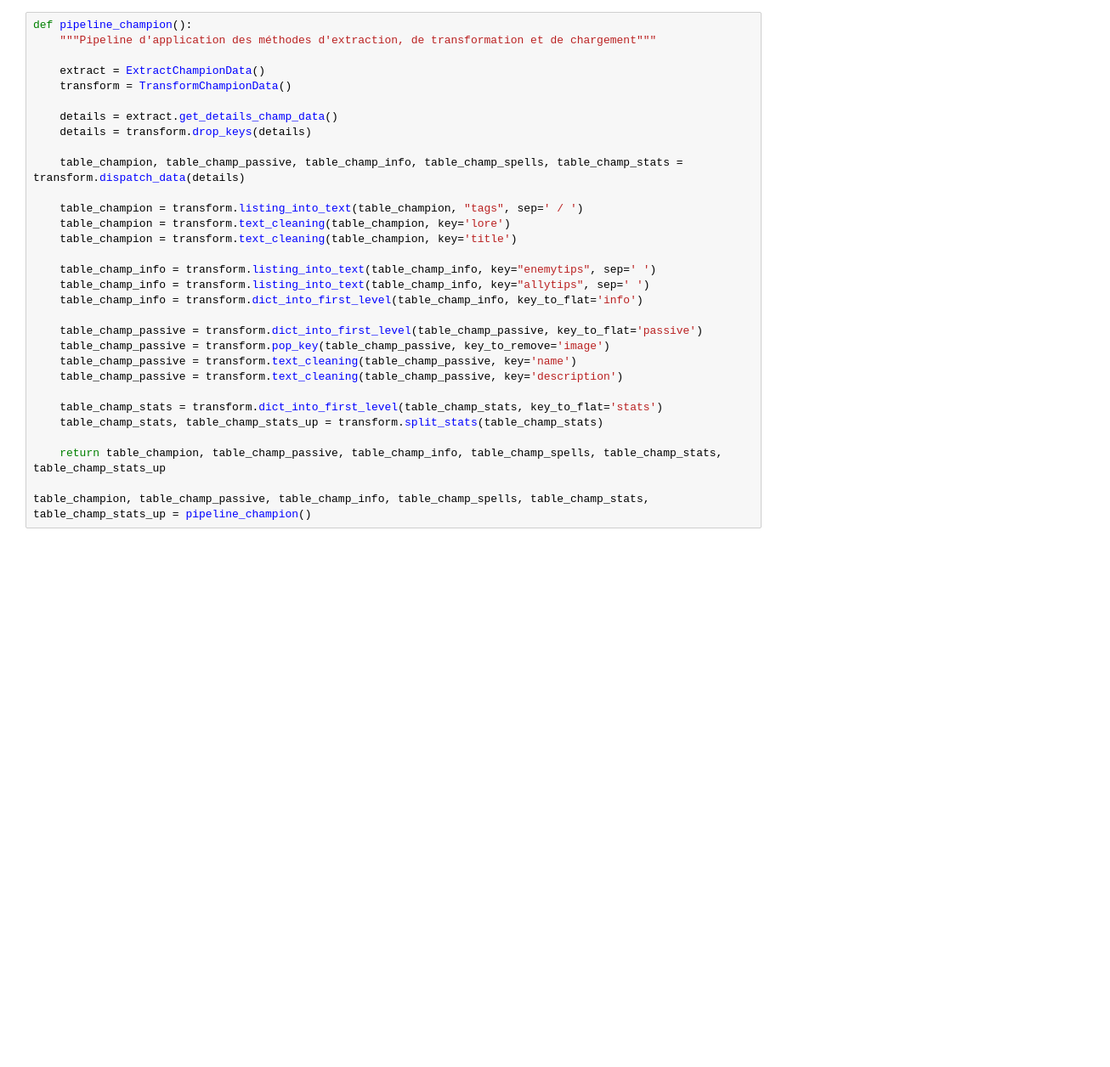
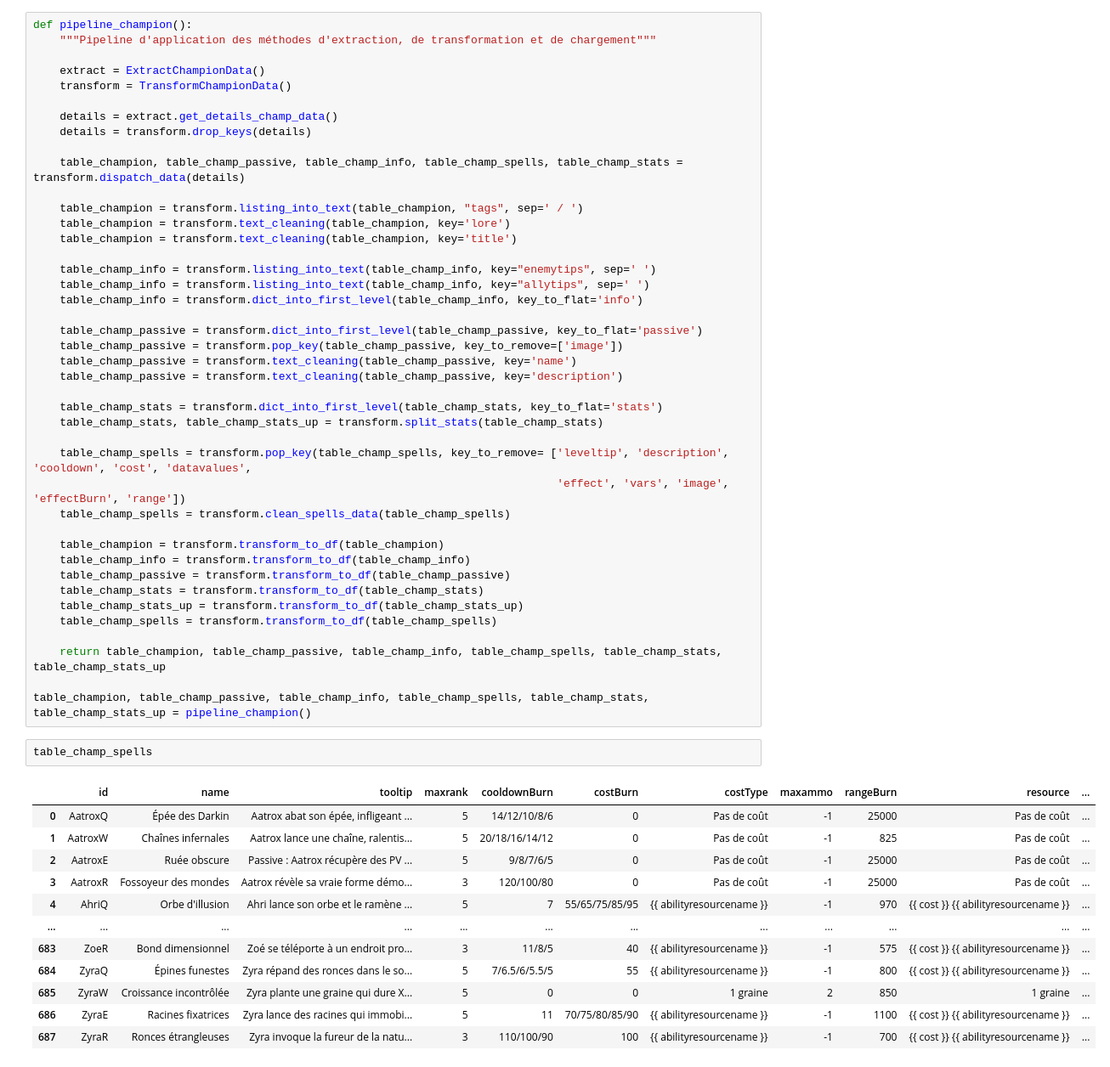
Before and after one commit to NajimDja/League-of-Legends, a Jupyter notebook: notebook/champion.ipynb, the cells around one changed output. Shown at 85% size. Cells and saved outputs as stored; diff of their text form; blank space fills up the shorter version.

Commit message:
Transfo des stats et spells

```diff
--- a/notebook/champion.ipynb
+++ b/notebook/champion.ipynb
@@ -162,13 +191,39 @@ def pipeline_champion():
     table_champ_info = transform.dict_into_first_level(table_champ_info, key_to_flat='info')
 
     table_champ_passive = transform.dict_into_first_level(table_champ_passive, key_to_flat='passive')
-    table_champ_passive = transform.pop_key(table_champ_passive, key_to_remove='image')
+    table_champ_passive = transform.pop_key(table_champ_passive, key_to_remove=['image'])
     table_champ_passive = transform.text_cleaning(table_champ_passive, key='name')
     table_champ_passive = transform.text_cleaning(table_champ_passive, key='description')
 
     table_champ_stats = transform.dict_into_first_level(table_champ_stats, key_to_flat='stats')
     table_champ_stats, table_champ_stats_up = transform.split_stats(table_champ_stats)
 
+    table_champ_spells = transform.pop_key(table_champ_spells, key_to_remove= ['leveltip', 'description', 'cooldown', 'cost', 'datavalues',
+                                                                               'effect', 'vars', 'image', 'effectBurn', 'range'])
+    table_champ_spells = transform.clean_spells_data(table_champ_spells)
+
+    table_champion = transform.transform_to_df(table_champion)
+    table_champ_info = transform.transform_to_df(table_champ_info)
+    table_champ_passive = transform.transform_to_df(table_champ_passive)
+    table_champ_stats = transform.transform_to_df(table_champ_stats)
+    table_champ_stats_up = transform.transform_to_df(table_champ_stats_up)
+    table_champ_spells = transform.transform_to_df(table_champ_spells)
+
     return table_champion, table_champ_passive, table_champ_info, table_champ_spells, table_champ_stats, table_champ_stats_up
 
 table_champion, table_champ_passive, table_champ_info, table_champ_spells, table_champ_stats, table_champ_stats_up = pipeline_champion()
+# %%
+table_champ_spells
+# %% [output]
+|  | id | name | tooltip | maxrank | cooldownBurn | costBurn | costType | maxammo | rangeBurn | resource | ... |
+| 0 | AatroxQ | Épée des Darkin | Aatrox abat son épée, infligeant ... | 5 | 14/12/10/8/6 | 0 | Pas de coût | -1 | 25000 | Pas de coût | ... |
+| 1 | AatroxW | Chaînes infernales | Aatrox lance une chaîne, ralentis... | 5 | 20/18/16/14/12 | 0 | Pas de coût | -1 | 825 | Pas de coût | ... |
+| 2 | AatroxE | Ruée obscure | Passive : Aatrox récupère des PV ... | 5 | 9/8/7/6/5 | 0 | Pas de coût | -1 | 25000 | Pas de coût | ... |
+| 3 | AatroxR | Fossoyeur des mondes | Aatrox révèle sa vraie forme démo... | 3 | 120/100/80 | 0 | Pas de coût | -1 | 25000 | Pas de coût | ... |
+| 4 | AhriQ | Orbe d'illusion | Ahri lance son orbe et le ramène ... | 5 | 7 | 55/65/75/85/95 | {{ abilityresourcename }} | -1 | 970 | {{ cost }} {{ abilityresourcename }} | ... |
+| ... | ... | ... | ... | ... | ... | ... | ... | ... | ... | ... | ... |
+| 683 | ZoeR | Bond dimensionnel | Zoé se téléporte à un endroit pro... | 3 | 11/8/5 | 40 | {{ abilityresourcename }} | -1 | 575 | {{ cost }} {{ abilityresourcename }} | ... |
+| 684 | ZyraQ | Épines funestes | Zyra répand des ronces dans le so... | 5 | 7/6.5/6/5.5/5 | 55 | {{ abilityresourcename }} | -1 | 800 | {{ cost }} {{ abilityresourcename }} | ... |
+| 685 | ZyraW | Croissance incontrôlée | Zyra plante une graine qui dure X... | 5 | 0 | 0 | 1 graine | 2 | 850 | 1 graine | ... |
+| 686 | ZyraE | Racines fixatrices | Zyra lance des racines qui immobi... | 5 | 11 | 70/75/80/85/90 | {{ abilityresourcename }} | -1 | 1100 | {{ cost }} {{ abilityresourcename }} | ... |
+| 687 | ZyraR | Ronces étrangleuses | Zyra invoque la fureur de la natu... | 3 | 110/100/90 | 100 | {{ abilityresourcename }} | -1 | 700 | {{ cost }} {{ abilityresourcename }} | ... |
```
Also changed, not shown: parts of 14 cells of this notebook.
